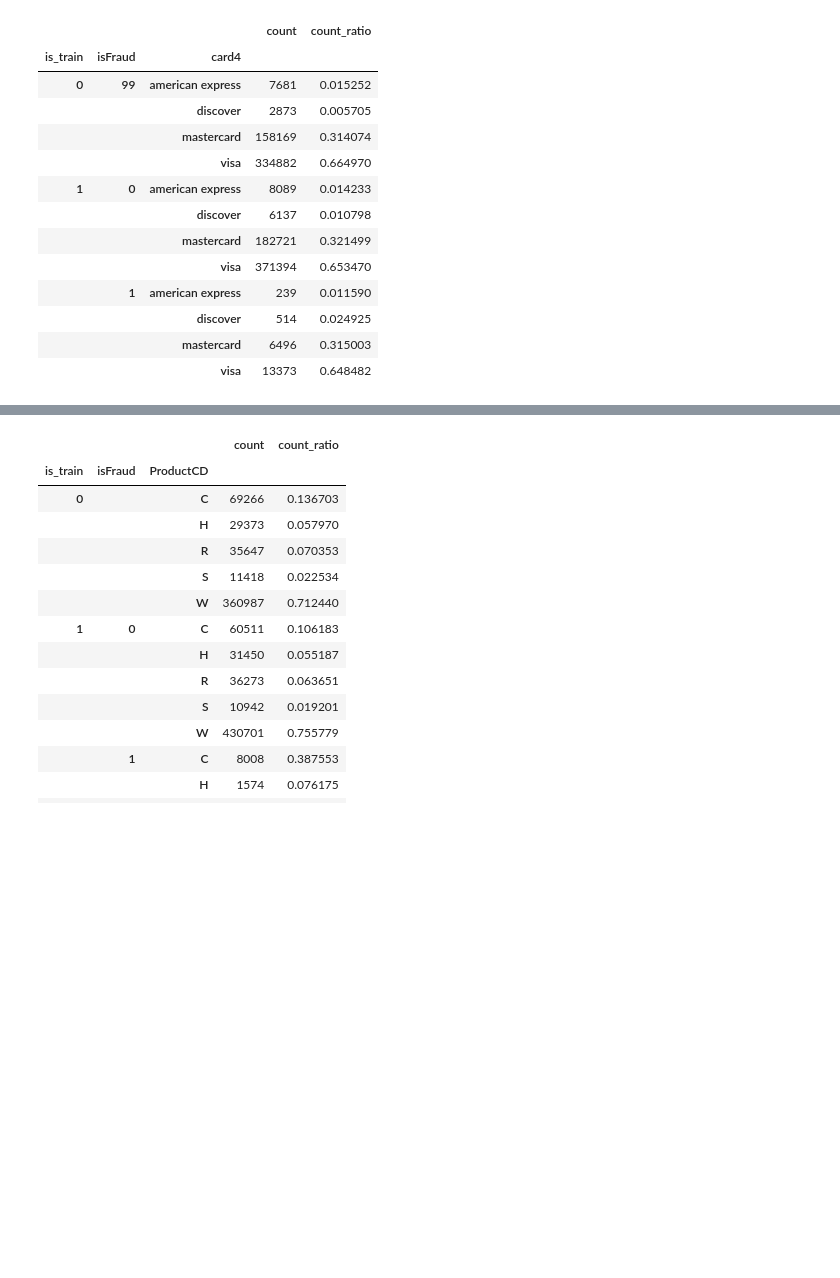
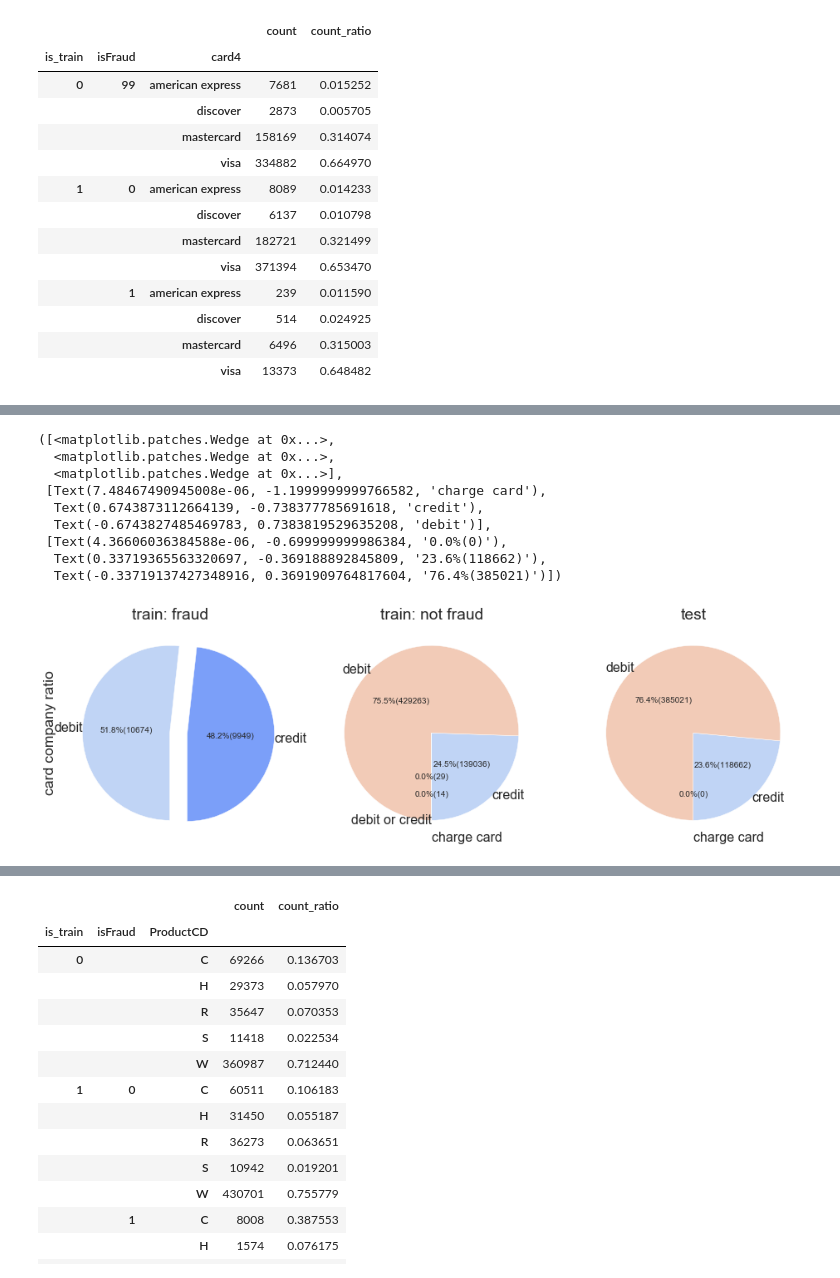
Before and after one commit to xinquan-wang/IEEE-CIS_Fraud_Detection, a Jupyter notebook: IEEE-CIS Fraud Detection.ipynb, the cells around one changed output, grey strips where cells are left out. Saved outputs shown, nothing was run; the diff lists cells and outputs as text; code cells hidden in the pictures; blank space fills up the shorter version.

```diff
--- a/IEEE-CIS Fraud Detection.ipynb
+++ b/IEEE-CIS Fraud Detection.ipynb
@@ -297,6 +303,15 @@ def groupby_cnt_ratio(df, col):
     cnt_stat = df.groupby(key).size().to_frame('count')
     ratio_stat = (cnt_stat / cnt_stat.groupby(['is_train', 'isFraud']).sum()).rename(columns={'count':'count_ratio'})
     return pd.merge(cnt_stat, ratio_stat, on=key, how='outer')
+# %%
+def text_style_func(pct, allvals):
+    absolute = int(pct/100.*np.sum(allvals))
+    return "{:.1f}%({:d})".format(pct, absolute)
+
+def pie_param(ax, df, col, color_palette):
+    return ax.pie(df['count_ratio'].values, autopct=lambda pct: text_style_func(pct, df['count']),
+                  labels=df[col], explode=[0.2]+ np.zeros(len(df)-1).tolist(), pctdistance=0.5,
+                  startangle = 270, labeldistance = 1, colors=sns.color_palette(color_palette, 4))
 # %%
 def barh_plot_all(col, size, n):
     plt.tight_layout()
@@ -463,9 +454,0 @@ card4_norm
-# %%
-def text_style_func(pct, allvals):
-    absolute = int(pct/100.*np.sum(allvals))
-    return "{:.1f}%({:d})".format(pct, absolute)
-
-def pie_param(ax, df, color_palette):
-    return ax.pie(df['count_ratio'].values, autopct=lambda pct: text_style_func(pct, df['count']),
-                  labels=df['card4'], explode=[0.2]+ np.zeros(len(df)-1).tolist(), pctdistance=0.5,
-                  startangle = 270, labeldistance = 1, colors=sns.color_palette(color_palette, 4))
@@ -526,0 +534,29 @@ Text(0, 0.5, '% of Fraud Transactions')
+# %%
+card6_cnt = groupby_cnt_ratio(df, 'card6').reset_index()
+card6_cnt_train = card6_cnt[card6_cnt['is_train'] == 1]
+card6_cnt_train_fraud = card6_cnt_train[card6_cnt_train['isFraud'] == 1]
+card6_cnt_train_not_fraud = card6_cnt_train[card6_cnt_train['isFraud'] == 0]
+card6_cnt_test = card6_cnt[card6_cnt['is_train'] == 0]
+# %%
+plt.style.use('seaborn-poster')
+sns.set_palette('coolwarm')
+sns.set_style('white')
+pie_fig, ax = plt.subplots(1, 3, figsize=(16,9))
+ax[0].title.set_text('train: fraud')
+ax[0].set(ylabel='card company ratio')
+pie_param(ax[0], card6_cnt_train_fraud, 'card6', "coolwarm")
+ax[1].title.set_text('train: not fraud')
+pie_param(ax[1], card6_cnt_train_not_fraud, 'card6', "coolwarm")
+ax[2].title.set_text('test')
+pie_param(ax[2], card6_cnt_test, 'card6', "coolwarm")
+# %% [output]
+([<matplotlib.patches.Wedge at 0x...>,
+  <matplotlib.patches.Wedge at 0x...>,
+  <matplotlib.patches.Wedge at 0x...>],
+ [Text(7.48467490945008e-06, -1.1999999999766582, 'charge card'),
+  Text(0.6743873112664139, -0.738377785691618, 'credit'),
+  Text(-0.6743827485469783, 0.7383819529635208, 'debit')],
+ [Text(4.36606036384588e-06, -0.699999999986384, '0.0%(0)'),
+  Text(0.33719365563320697, -0.369188892845809, '23.6%(118662)'),
+  Text(-0.33719137427348916, 0.3691909764817604, '76.4%(385021)')])
+[figure, added]
```
Also changed, not shown: parts of 29 cells of this notebook, 1 other file.
